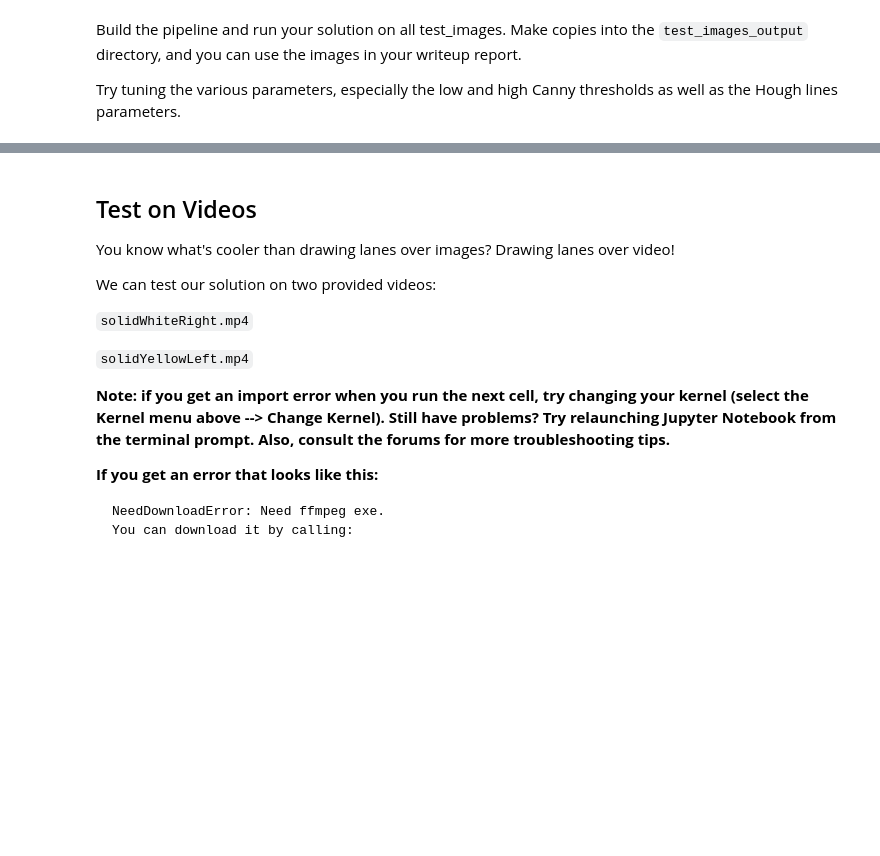
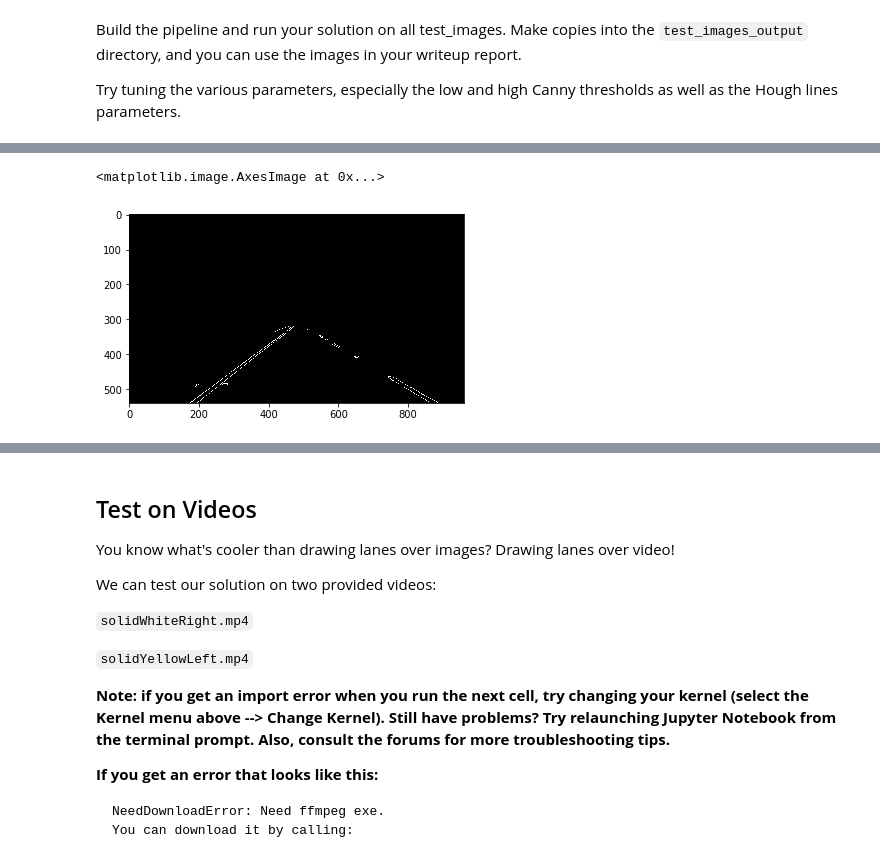
Before and after one commit to ignaden/CarND-LaneLines-P1, a Jupyter notebook: P1.ipynb, the cells around one changed output, grey strips where cells are left out. Saved outputs shown, nothing was run; the diff lists cells and outputs as text; code cells hidden in the pictures; blank space fills up the shorter version.

```diff
--- a/P1.ipynb
+++ b/P1.ipynb
@@ -306,0 +296,10 @@ This image is: <class 'numpy.ndarray'> with dimensions: (540, 960, 3)
+# %%
+# 4. Create the mask
+imshape = image.shape
+vertices = np.array([[(0, imshape[0]), (450, 320), (490, 320), (imshape[1], imshape[0])]], dtype=np.int32)
+masked_edges = region_of_interest(edges, vertices)
+plt.imsave('writeup_images/step_4.jpg', masked_edges, cmap='gray')
+plt.imshow(masked_edges, cmap='gray')
+# %% [output]
+<matplotlib.image.AxesImage at 0x...>
+[figure, added]
```
Also changed, not shown: parts of 8 cells of this notebook, 8 other files.
